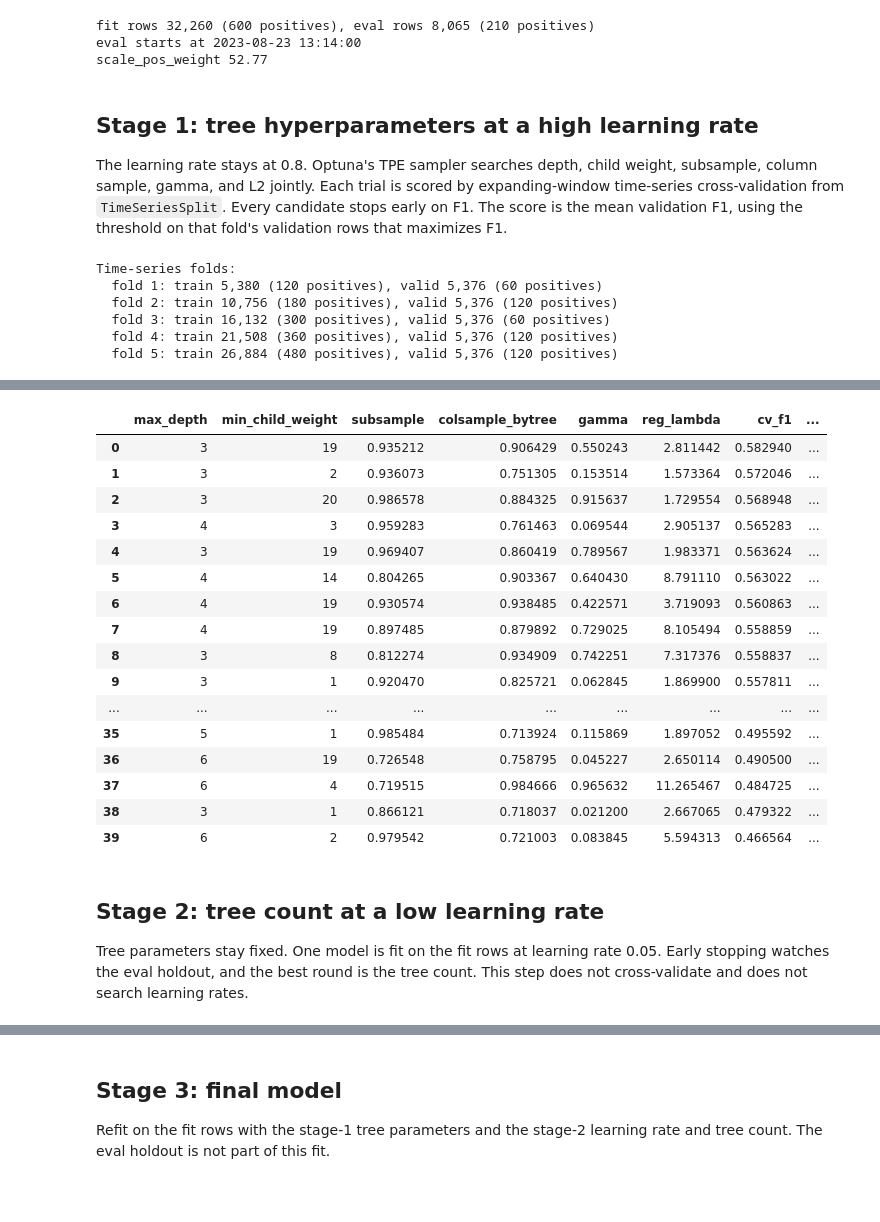
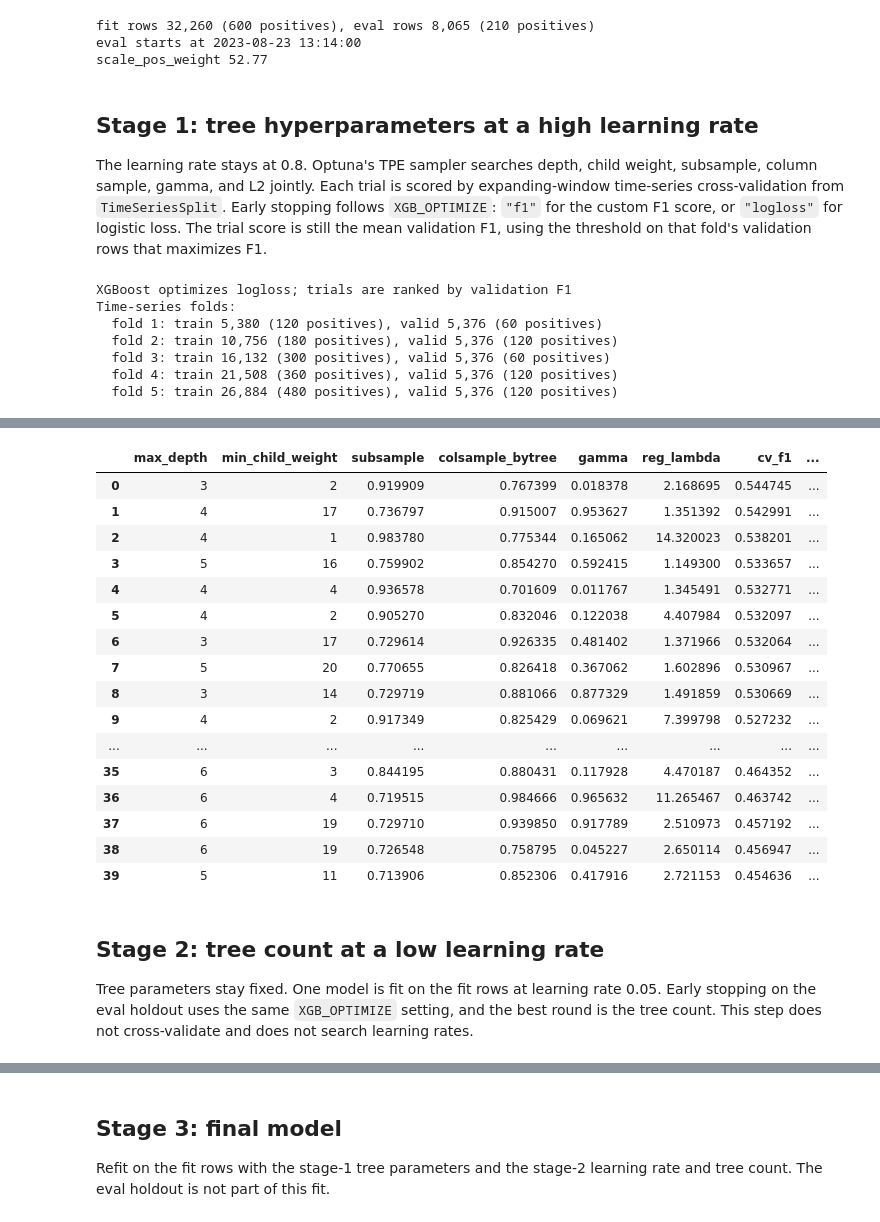
Before and after one commit to christdh00/IBM_Z_Datathon, a Jupyter notebook: binary_classification.ipynb, the cells around one changed output, grey strips where cells are left out. Drawn from its saved outputs; the diff is of its cells as text; code cells hidden in the pictures; blank space fills up the shorter version.

```diff
--- a/binary_classification.ipynb
+++ b/binary_classification.ipynb
@@ -19,7 +19,7 @@ from sklearn.metrics import f1_score, roc_auc_score
 from sklearn.model_selection import TimeSeriesSplit
 from xgboost import XGBClassifier
 
-from pipeline_functions import lag_window
+from pipeline_functions import encode_oxygen_over_threshold, lag_window
 
 DATA_DIR = Path("PW_0.5h")
 TRAIN_PATH = DATA_DIR / "train.csv"
@@ -37,6 +37,9 @@ STAGE1_N_ESTIMATORS = 500
 STAGE2_LEARNING_RATE = 0.05
 STAGE2_N_ESTIMATORS = 2000
 EARLY_STOPPING_ROUNDS = 40
+# "f1" stops on the custom F1 score. "logloss" stops on logistic loss.
+# Hyperparameter trials are ranked by validation F1 either way.
+XGB_OPTIMIZE = "logloss"
 # %% [markdown]
 ## Load and lag
 
@@ -56,10 +59,20 @@ def summarize(name, frame):
     )
 
 
-train_raw = load_series(TRAIN_PATH)
-val_raw = load_series(VAL_PATH)
-train = lag_window(train_raw, READING_WINDOW)
-val = lag_window(val_raw, READING_WINDOW)
+def categorical_oxygen_lags(frame):
+    encoded = frame.copy()
+    oxygen_columns = [
+        column for column in encoded.columns if column.startswith("Oxygen over threshold_lag_")
+    ]
+    for column in oxygen_columns:
+        encoded[column] = pd.Categorical(encoded[column].astype(int), categories=[0, 1])
+    return encoded
+
+
+train_raw = encode_oxygen_over_threshold(load_series(TRAIN_PATH))
+val_raw = encode_oxygen_over_threshold(load_series(VAL_PATH))
+train = categorical_oxygen_lags(lag_window(train_raw, READING_WINDOW))
+val = categorical_oxygen_lags(lag_window(val_raw, READING_WINDOW))
 
 summarize("train.csv", train)
 summarize("val.csv", val)
@@ -107,19 +120,30 @@ scale_pos_weight 52.77
 # %% [markdown]
 ## Stage 1: tree hyperparameters at a high learning rate
 
-The learning rate stays at 0.8. Optuna's TPE sampler searches depth, child weight, subsample, column sample, gamma, and L2 jointly. Each trial is scored by expanding-window time-series cross-validation from `TimeSeriesSplit`. Every candidate stops early on F1. The score is the mean validation F1, using the threshold on that fold's validation rows that maximizes F1.
+The learning rate stays at 0.8. Optuna's TPE sampler searches depth, child weight, subsample, column sample, gamma, and L2 jointly. Each trial is scored by expanding-window time-series cross-validation from `TimeSeriesSplit`. Early stopping follows `XGB_OPTIMIZE`: `"f1"` for the custom F1 score, or `"logloss"` for logistic loss. The trial score is still the mean validation F1, using the threshold on that fold's validation rows that maximizes F1.
 # %%
+def training_eval_metric():
+    if XGB_OPTIMIZE == "f1":
+        return neg_best_f1
+    if XGB_OPTIMIZE == "logloss":
+        return "logloss"
+    raise ValueError('XGB_OPTIMIZE must be "f1" or "logloss"')
+
+
 def make_classifier(
     tree_params,
     learning_rate,
     n_estimators,
     early_stopping_rounds=None,
-    eval_metric="auc",
+    eval_metric=None,
 ):
+    if eval_metric is None:
+        eval_metric = training_eval_metric()
     settings = dict(
         objective="binary:logistic",
         eval_metric=eval_metric,
         tree_method="hist",
+        enable_categorical=True,
         learning_rate=learning_rate,
         n_estimators=n_estimators,
         scale_pos_weight=SCALE_POS_WEIGHT,
@@ -181,7 +205,6 @@ def mean_cv_f1(tree_params):
             learning_rate=STAGE1_LEARNING_RATE,
             n_estimators=STAGE1_N_ESTIMATORS,
             early_stopping_rounds=EARLY_STOPPING_ROUNDS,
-            eval_metric=neg_best_f1,
         )
         model.fit(
             X_fit.iloc[train_idx],
@@ -210,6 +233,7 @@ def objective(trial):
     return score
 
 
+print(f"XGBoost optimizes {XGB_OPTIMIZE}; trials are ranked by validation F1")
 print("Time-series folds:")
 for fold, (train_idx, valid_idx) in enumerate(fold_indices(len(X_fit)), start=1):
     print(
@@ -247,6 +271,7 @@ trial_results = (
 )
 trial_results
 # %% [output]
+XGBoost optimizes logloss; trials are ranked by validation F1
 Time-series folds:
   fold 1: train 5,380 (120 positives), valid 5,376 (60 positives)
   fold 2: train 10,756 (180 positives), valid 5,376 (120 positives)
@@ -273,24 +298,24 @@ selected tree parameters:
 |  | max_depth | min_child_weight | subsample | colsample_bytree | gamma | reg_lambda | cv_f1 | ... |
-| 0 | 3 | 19 | 0.935212 | 0.906429 | 0.550243 | 2.811442 | 0.582940 | ... |
-| 1 | 3 | 2 | 0.936073 | 0.751305 | 0.153514 | 1.573364 | 0.572046 | ... |
-| 2 | 3 | 20 | 0.986578 | 0.884325 | 0.915637 | 1.729554 | 0.568948 | ... |
-| 3 | 4 | 3 | 0.959283 | 0.761463 | 0.069544 | 2.905137 | 0.565283 | ... |
-| 4 | 3 | 19 | 0.969407 | 0.860419 | 0.789567 | 1.983371 | 0.563624 | ... |
-| 5 | 4 | 14 | 0.804265 | 0.903367 | 0.640430 | 8.791110 | 0.563022 | ... |
-| 6 | 4 | 19 | 0.930574 | 0.938485 | 0.422571 | 3.719093 | 0.560863 | ... |
-| 7 | 4 | 19 | 0.897485 | 0.879892 | 0.729025 | 8.105494 | 0.558859 | ... |
-| 8 | 3 | 8 | 0.812274 | 0.934909 | 0.742251 | 7.317376 | 0.558837 | ... |
-| 9 | 3 | 1 | 0.920470 | 0.825721 | 0.062845 | 1.869900 | 0.557811 | ... |
+| 0 | 3 | 2 | 0.919909 | 0.767399 | 0.018378 | 2.168695 | 0.544745 | ... |
+| 1 | 4 | 17 | 0.736797 | 0.915007 | 0.953627 | 1.351392 | 0.542991 | ... |
+| 2 | 4 | 1 | 0.983780 | 0.775344 | 0.165062 | 14.320023 | 0.538201 | ... |
+| 3 | 5 | 16 | 0.759902 | 0.854270 | 0.592415 | 1.149300 | 0.533657 | ... |
+| 4 | 4 | 4 | 0.936578 | 0.701609 | 0.011767 | 1.345491 | 0.532771 | ... |
+| 5 | 4 | 2 | 0.905270 | 0.832046 | 0.122038 | 4.407984 | 0.532097 | ... |
+| 6 | 3 | 17 | 0.729614 | 0.926335 | 0.481402 | 1.371966 | 0.532064 | ... |
+| 7 | 5 | 20 | 0.770655 | 0.826418 | 0.367062 | 1.602896 | 0.530967 | ... |
+| 8 | 3 | 14 | 0.729719 | 0.881066 | 0.877329 | 1.491859 | 0.530669 | ... |
+| 9 | 4 | 2 | 0.917349 | 0.825429 | 0.069621 | 7.399798 | 0.527232 | ... |
 | ... | ... | ... | ... | ... | ... | ... | ... | ... |
-| 35 | 5 | 1 | 0.985484 | 0.713924 | 0.115869 | 1.897052 | 0.495592 | ... |
-| 36 | 6 | 19 | 0.726548 | 0.758795 | 0.045227 | 2.650114 | 0.490500 | ... |
-| 37 | 6 | 4 | 0.719515 | 0.984666 | 0.965632 | 11.265467 | 0.484725 | ... |
-| 38 | 3 | 1 | 0.866121 | 0.718037 | 0.021200 | 2.667065 | 0.479322 | ... |
-| 39 | 6 | 2 | 0.979542 | 0.721003 | 0.083845 | 5.594313 | 0.466564 | ... |
+| 35 | 6 | 3 | 0.844195 | 0.880431 | 0.117928 | 4.470187 | 0.464352 | ... |
+| 36 | 6 | 4 | 0.719515 | 0.984666 | 0.965632 | 11.265467 | 0.463742 | ... |
+| 37 | 6 | 19 | 0.729710 | 0.939850 | 0.917789 | 2.510973 | 0.457192 | ... |
+| 38 | 6 | 19 | 0.726548 | 0.758795 | 0.045227 | 2.650114 | 0.456947 | ... |
+| 39 | 5 | 11 | 0.713906 | 0.852306 | 0.417916 | 2.721153 | 0.454636 | ... |
 # %% [markdown]
 ## Stage 2: tree count at a low learning rate
 
-Tree parameters stay fixed. One model is fit on the fit rows at learning rate 0.05. Early stopping watches the eval holdout, and the best round is the tree count. This step does not cross-validate and does not search learning rates.
+Tree parameters stay fixed. One model is fit on the fit rows at learning rate 0.05. Early stopping on the eval holdout uses the same `XGB_OPTIMIZE` setting, and the best round is the tree count. This step does not cross-validate and does not search learning rates.
 # %%
 started = time.perf_counter()
 model = make_classifier(
```
Also changed, not shown: parts of 7 cells of this notebook, 4 other files.
